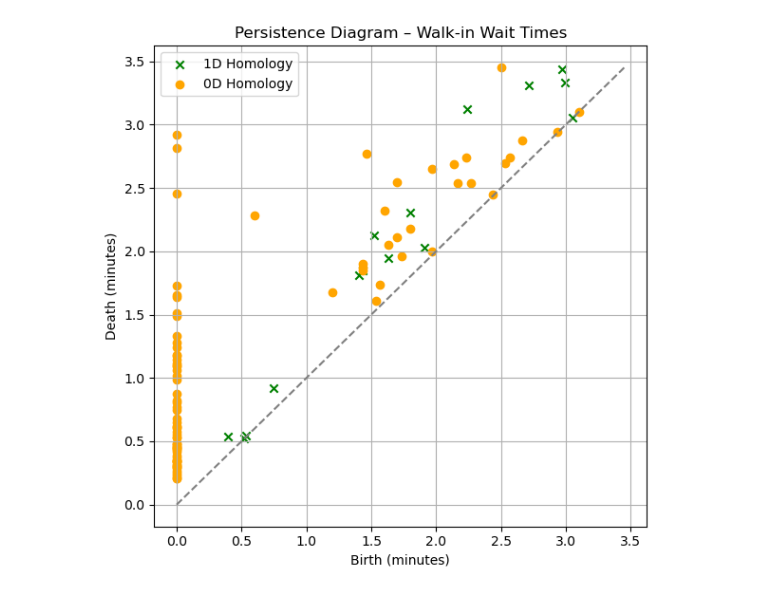
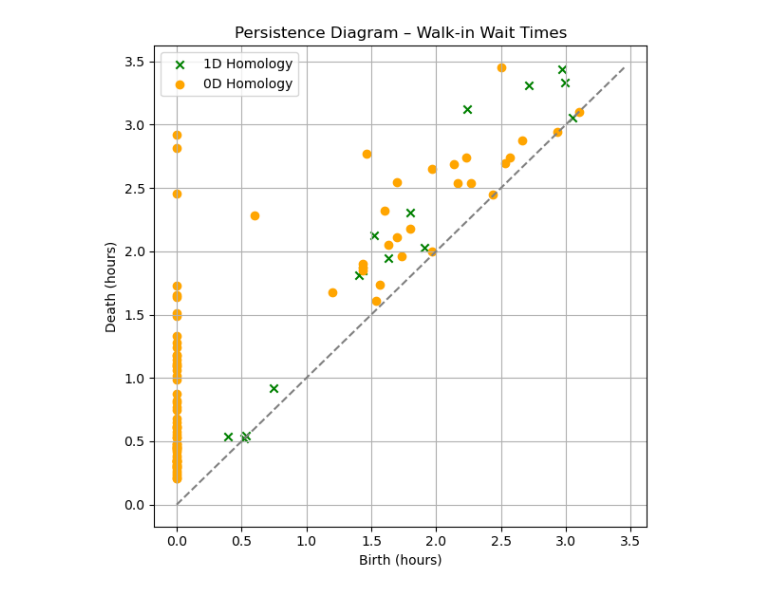
Before and after one commit to Aylin-Ambriz/DMV-resource-coverage-msri, a Jupyter notebook: dmv_ph_analysis.ipynb, the cells around one changed output. Saved outputs shown, nothing was run; the diff lists cells and outputs as text; code cells hidden in the pictures.

```diff
--- a/dmv_ph_analysis.ipynb
+++ b/dmv_ph_analysis.ipynb
@@ -42,22 +42,22 @@ ph_minutes_walkin = [(dim, (b/60, d/60)) for dim, (b, d) in ph_walkin if d < flo
 # %%
 plt.figure(figsize=(6, 6))
 
 for dim, (b, d) in ph_minutes_walkin:
     if dim == 0:
         plt.scatter(b, d, color='orange', label='0D Homology' if '0D Homology' not in plt.gca().get_legend_handles_labels()[1] else "")
     elif dim == 1:
         plt.scatter(b, d, color='green', marker='x', label='1D Homology' if '1D Homology' not in plt.gca().get_legend_handles_labels()[1] else "")
 
 # Diagonal reference
 max_val = max(d for _, (_, d) in ph_minutes_walkin)
 plt.plot([0, max_val], [0, max_val], linestyle='--', color='gray')
 
-plt.xlabel("Birth (minutes)")
-plt.ylabel("Death (minutes)")
+plt.xlabel("Birth (hours)")
+plt.ylabel("Death (hours)")
 plt.title("Persistence Diagram – Walk-in Wait Times")
 plt.legend()
 plt.grid(True)
 plt.tight_layout()
 plt.show()
 # %% [output]
-[figure, old version]
+[figure, new version]
```
Also changed, not shown: 1 other file.
